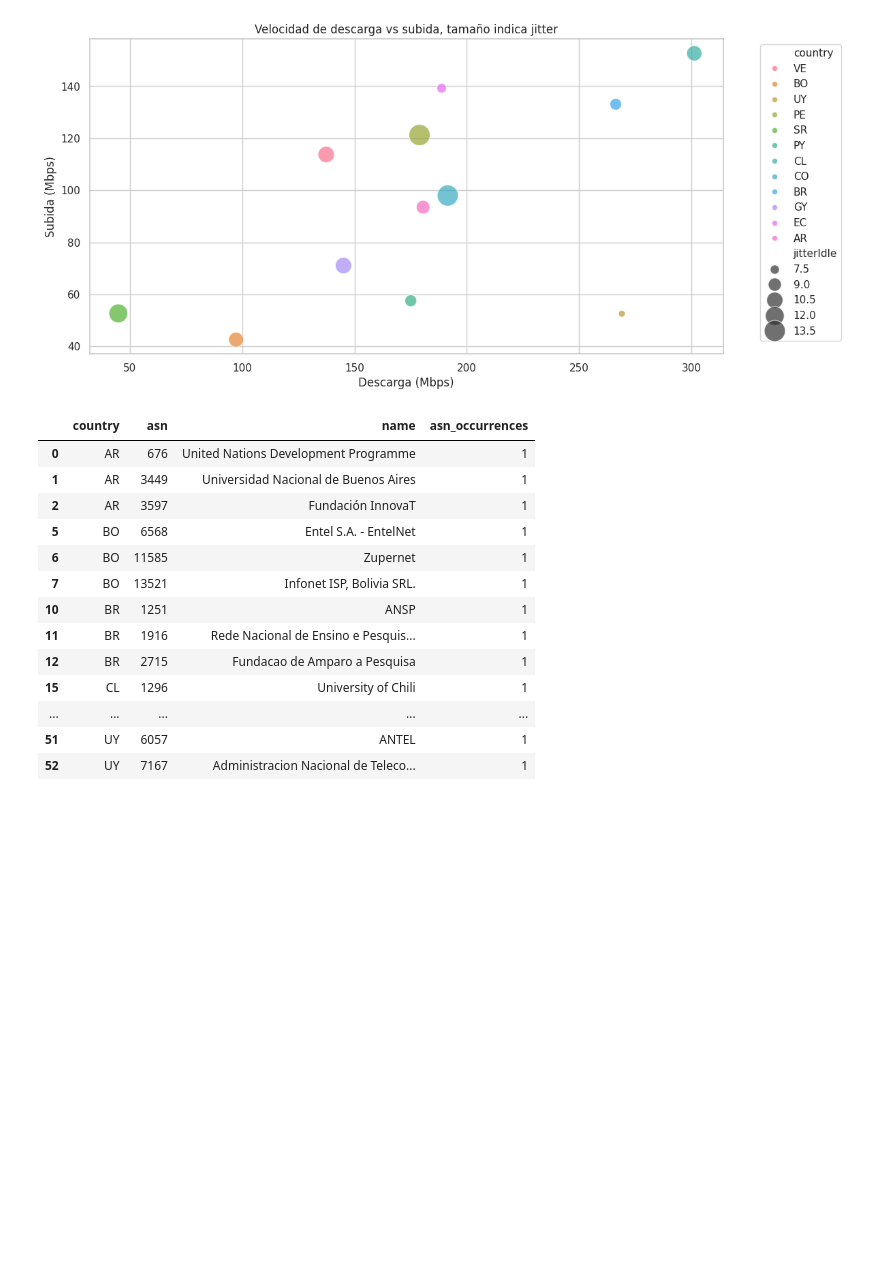
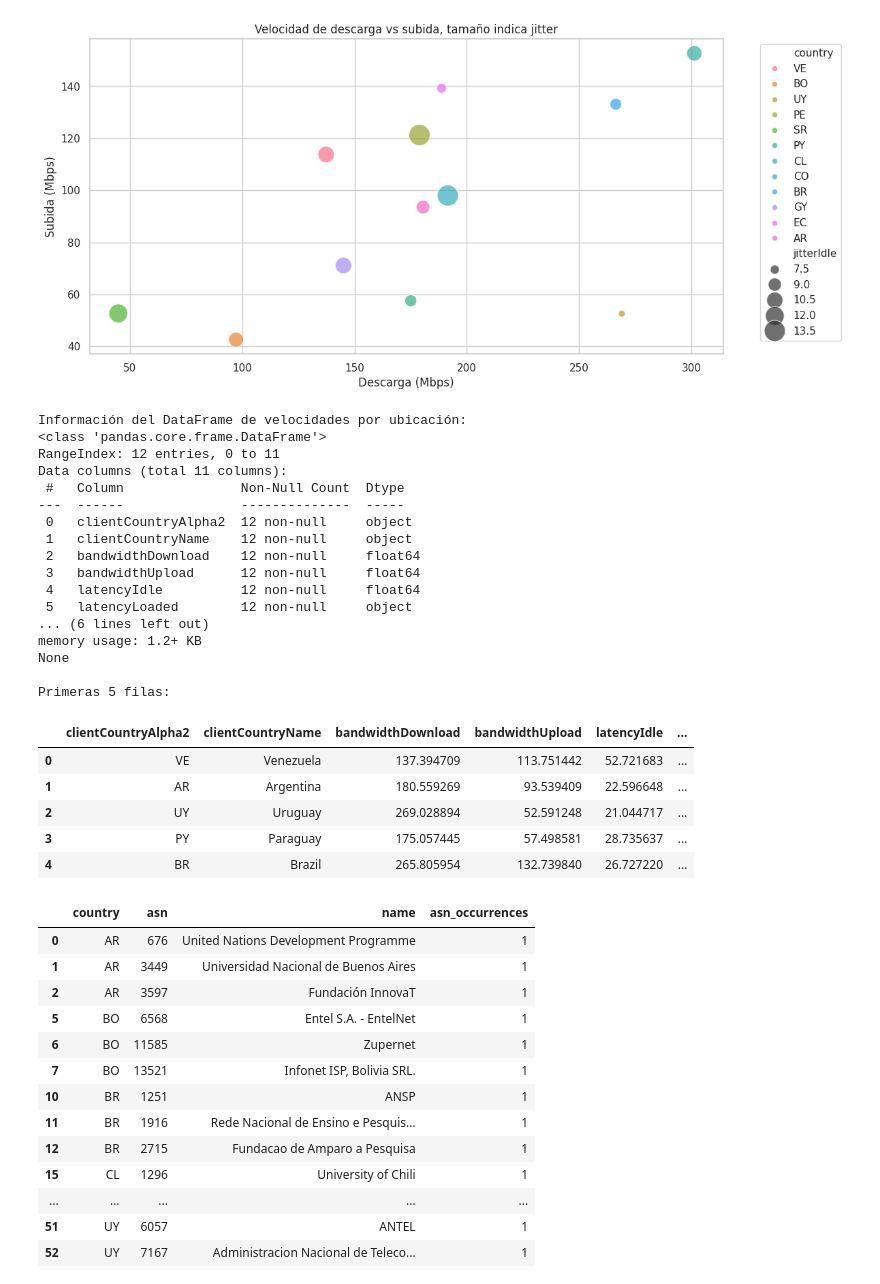
Before and after one commit to Angebarrutia/Coderhouse-Curso-Data-Science-II, a Jupyter notebook: Entregas/Primera Entrega/ProyectoEntrega1DSII_BarrutiaAngela.ipynb, the cells around one changed output. Drawn from its saved outputs; the diff is of its cells as text; code cells hidden in the pictures; blank space fills up the shorter version.

```diff
--- a/Entregas/Primera Entrega/ProyectoEntrega1DSII_BarrutiaAngela.ipynb
+++ b/Entregas/Primera Entrega/ProyectoEntrega1DSII_BarrutiaAngela.ipynb
@@ -171,0 +322,7 @@ max      55.775274   13.593586  301.301657  152.622425
+# %%
+import os
+
+files = ['cloudflare_speed_summary_PE.json','cloudflare_asns_PE.json']  # lista ejemplo
+for file in files:
+    size = os.path.getsize(file)/1024  # tamaño en KB
+    print(f"{file}: {size:.2f} KB")
@@ -267,6 +466,62 @@ plt.legend(bbox_to_anchor=(1.05,1), loc='upper left')
 plt.show()
 # %% [output]
 [figure]
+# %%
+import pandas as pd
+import glob
+import json
+
+# Cargar todos los archivos de rangos de velocidad por ubicación
+location_speed_files = glob.glob("cloudflare_top_location_speeds_range_*.json")
+df_locations_list = []
+
+for file in location_speed_files:
+    with open(file, 'r') as f:
+        data = json.load(f)
+        country = file.split("_")[-1].split(".")[0]
+        # Accede a la lista de resultados para 'top_0'
+        # The actual list of locations is likely under 'top_0' key within 'result'
+        if 'result' in data and 'top_0' in data['result'] and isinstance(data['result']['top_0'], list):
+            for entry in data['result']['top_0']:
+                entry['country'] = country
+                df_locations_list.append(entry)
+
+df_location_speeds = pd.DataFrame(df_locations_list)
+
+# Convertir las columnas relevantes a numérico
+df_location_speeds['bandwidthDownload'] = pd.to_numeric(df_location_speeds['bandwidthDownload'], errors='coerce')
+df_location_speeds['bandwidthUpload'] = pd.to_numeric(df_location_speeds['bandwidthUpload'], errors='coerce')
+df_location_speeds['latencyIdle'] = pd.to_numeric(df_location_speeds['latencyIdle'], errors='coerce')
+df_location_speeds['jitterIdle'] = pd.to_numeric(df_location_speeds['jitterIdle'], errors='coerce')
+
+print("Información del DataFrame de velocidades por ubicación:")
+print(df_location_speeds.info())
+print("\nPrimeras 5 filas:")
+display(df_location_speeds.head())
+# %% [output]
+Información del DataFrame de velocidades por ubicación:
+<class 'pandas.core.frame.DataFrame'>
+RangeIndex: 12 entries, 0 to 11
+Data columns (total 11 columns):
+ #   Column               Non-Null Count  Dtype
+---  ------               --------------  -----
+ 0   clientCountryAlpha2  12 non-null     object
+ 1   clientCountryName    12 non-null     object
+ 2   bandwidthDownload    12 non-null     float64
+ 3   bandwidthUpload      12 non-null     float64
+ 4   latencyIdle          12 non-null     float64
+ 5   latencyLoaded        12 non-null     object
+... (6 lines left out)
+memory usage: 1.2+ KB
+None
+
+Primeras 5 filas:
+|  | clientCountryAlpha2 | clientCountryName | bandwidthDownload | bandwidthUpload | latencyIdle | ... |
+| 0 | VE | Venezuela | 137.394709 | 113.751442 | 52.721683 | ... |
+| 1 | AR | Argentina | 180.559269 | 93.539409 | 22.596648 | ... |
+| 2 | UY | Uruguay | 269.028894 | 52.591248 | 21.044717 | ... |
+| 3 | PY | Paraguay | 175.057445 | 57.498581 | 28.735637 | ... |
+| 4 | BR | Brazil | 265.805954 | 132.739840 | 26.727220 | ... |
 # %%
 # Visualización: Análisis de ASNs (proveedores de Internet)
 
```
Also changed, not shown: parts of 28 cells of this notebook.
